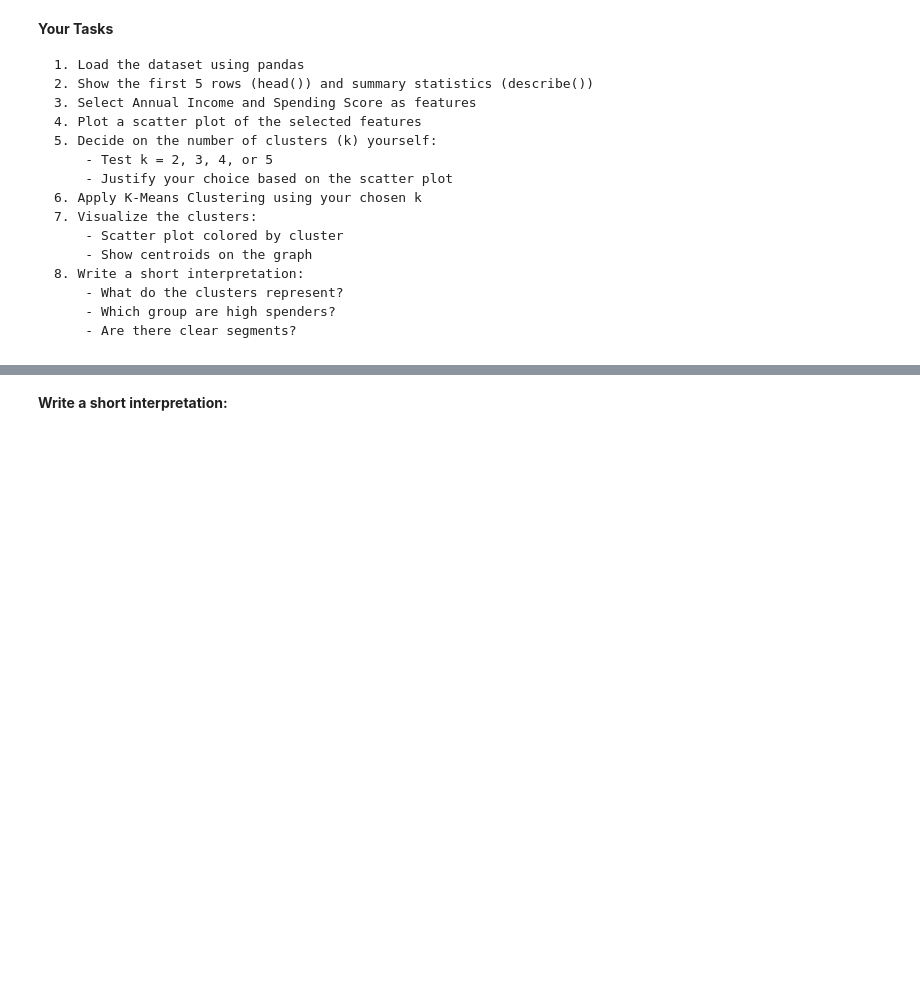
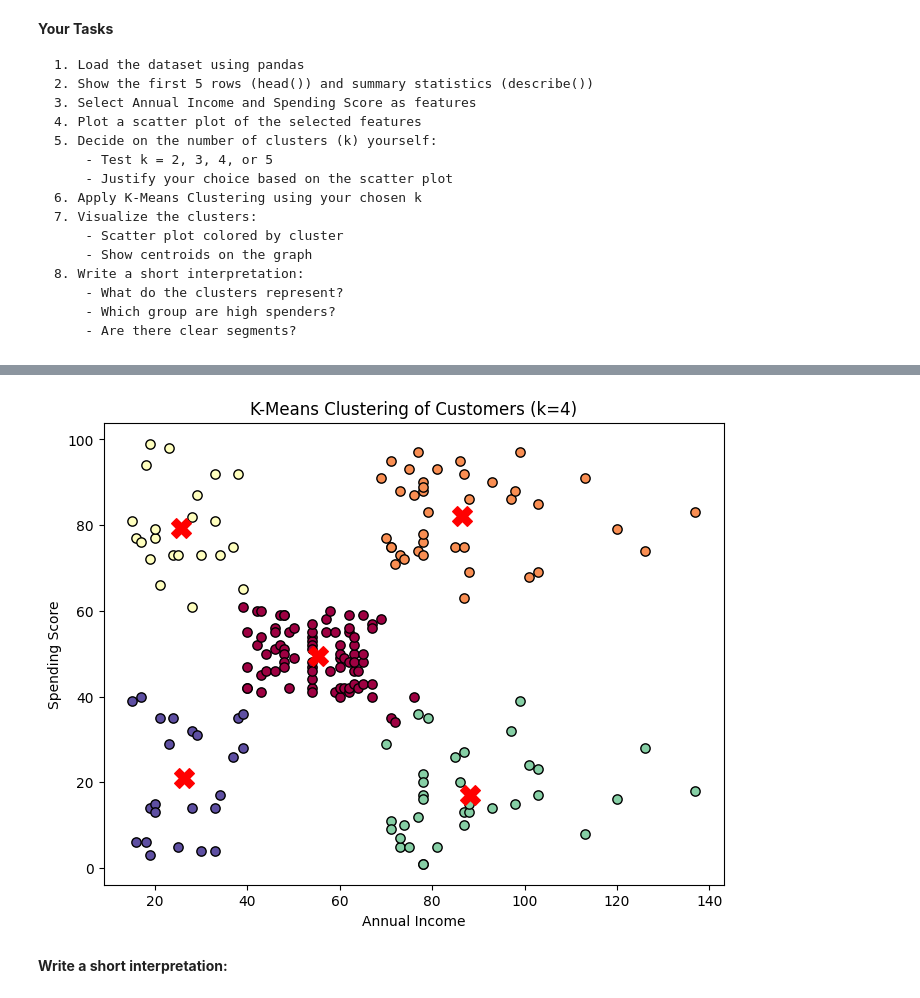
Before and after one commit to bbeecue/csc172-belvis-unsupervised-act01, a Jupyter notebook: Unsupervised_Learning_Part_1.ipynb, the cells around one changed output, grey strips where cells are left out. Drawn from its saved outputs; the diff is of its cells as text; code cells hidden in the pictures; blank space fills up the shorter version.

Commit message:
Answered activity 1: clustering

```diff
--- a/Unsupervised_Learning_Part_1.ipynb
+++ b/Unsupervised_Learning_Part_1.ipynb
@@ -337,3 +364,49 @@ KeyboardInterrupt: Interrupted by user
+# %%
+# 5. Choose k (students decide)
+
+k=5
+
+'''The scatter map shows 5 main areas where the points are mostly located, with most points located at
+annual incomes 40 to 60, and spending scores 40 to 60. With that being the center of the plot, the rest of the 4 'visible' clusters
+are located on each of its corners (all quadrants of the plot)
+'''
+
+# 6. Apply K-Means
+kmeans = KMeans(n_clusters=k, random_state=42)
+y_kmeans = kmeans.fit_predict(X)
+labels = kmeans.labels_
+unique_labels = set(labels)
+
+# 7. Visualize clusters
+colors = [plt.cm.Spectral(each)
+          for each in np.linspace(0, 1, len(unique_labels))]
+
+plt.figure(figsize=(8,6))
+for k, col in zip(unique_labels, colors):
+    lbl = f'Cluster {k}'
+    mask = (labels == k)
+    plt.scatter(
+        X['annual_income'][mask],
+        X['spending_score'][mask],
+        c=[col],
+        s=45,
+        edgecolors='k',
+        label=lbl)
+
+#Plot centroids
+plt.scatter(
+    kmeans.cluster_centers_[:, 0],
+    kmeans.cluster_centers_[:, 1],
+    s=200, c='red', marker='X',
+    label='Cluster Centers'
+)
+
+plt.xlabel('Annual Income')
+plt.ylabel('Spending Score')
+plt.title(f'K-Means Clustering of Customers (k={k})')
+plt.show()
+# %% [output]
+[figure, added]
 # %% [markdown]
 **Write a short interpretation:**
 # %% [markdown]
```
Also changed, not shown: parts of 11 cells of this notebook.
